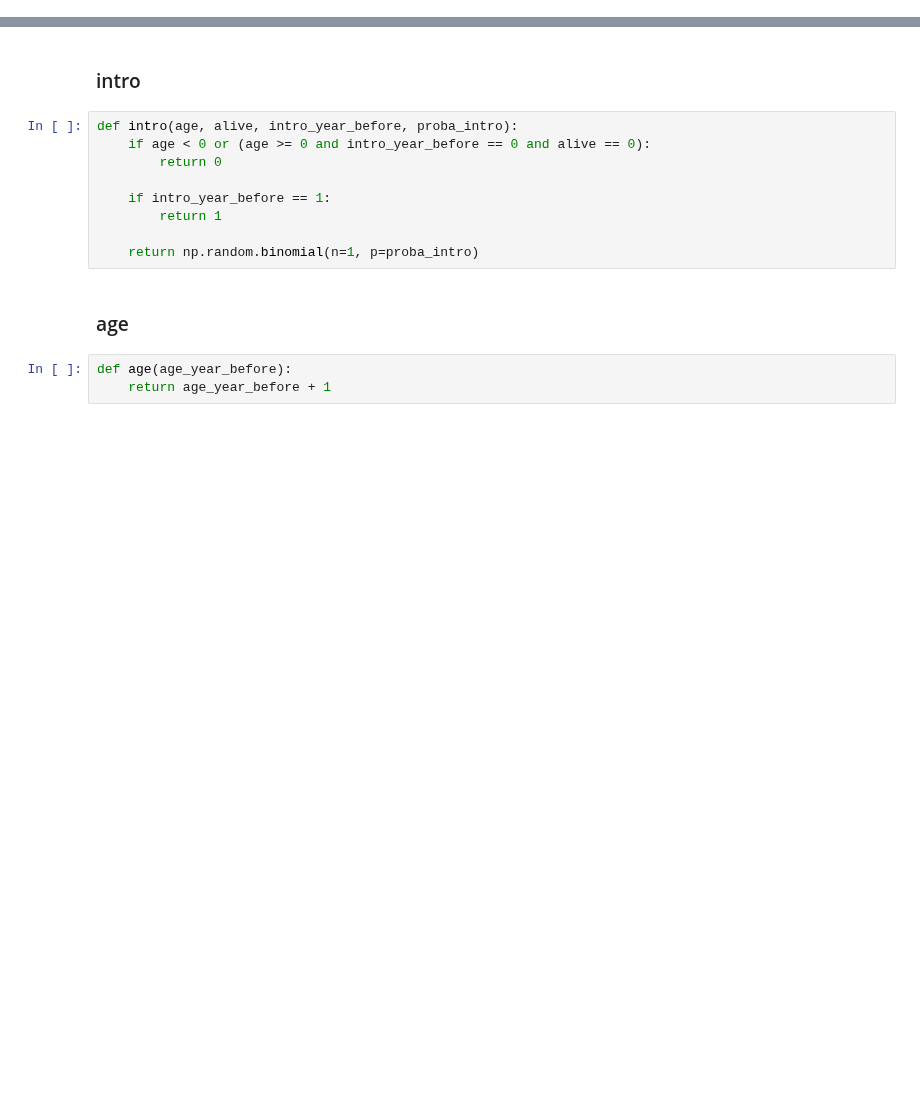
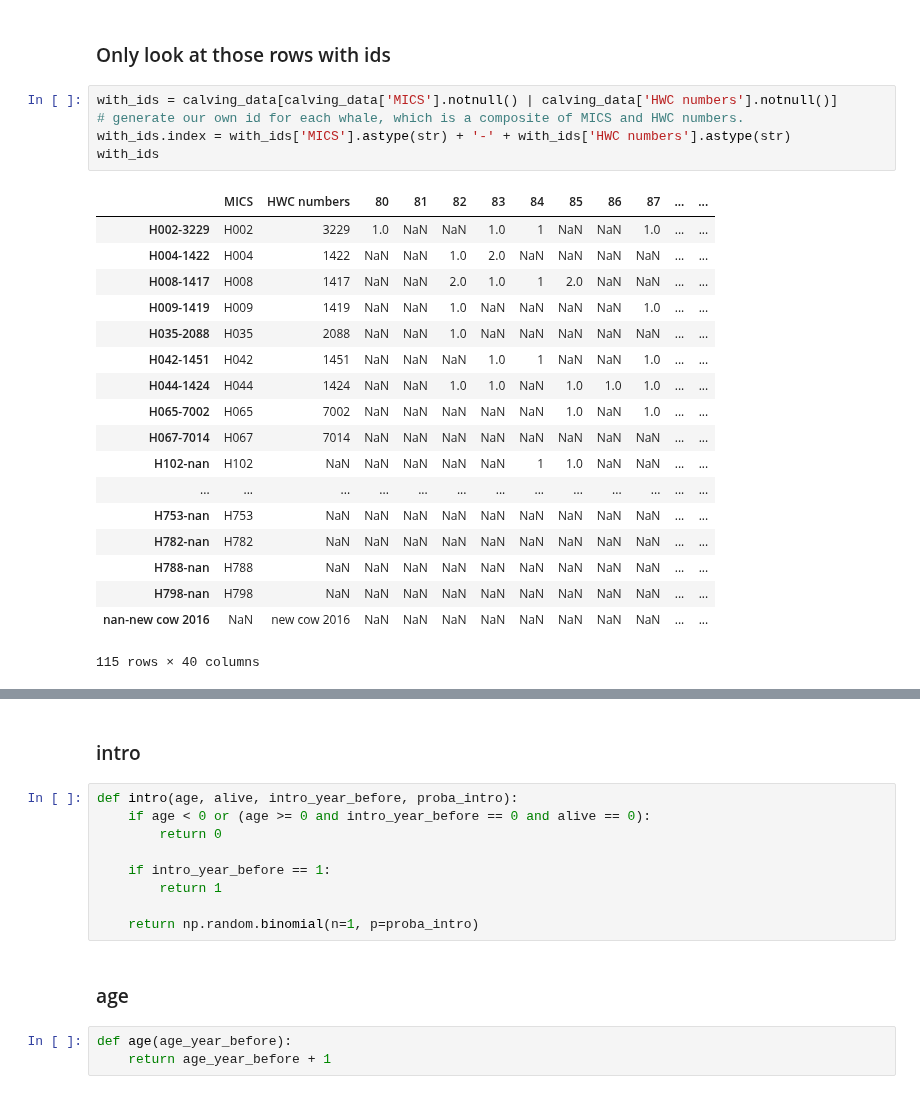
Before and after one commit to Edderic/mics-whales, a Jupyter notebook: mics-whales-pyabc.ipynb, the cells around one changed output, grey strips where cells are left out. Drawn from its saved outputs; the diff is of its cells as text; blank space fills up the shorter version.

```diff
--- a/mics-whales-pyabc.ipynb
+++ b/mics-whales-pyabc.ipynb
@@ -23,0 +46,26 @@ WARNING:theano.configdefaults:install mkl with `conda install mkl-service`: No m
+# %% [markdown]
+### Only look at those rows with ids
+# %%
+with_ids = calving_data[calving_data['MICS'].notnull() | calving_data['HWC numbers'].notnull()]
+# generate our own id for each whale, which is a composite of MICS and HWC numbers.
+with_ids.index = with_ids['MICS'].astype(str) + '-' + with_ids['HWC numbers'].astype(str)
+with_ids
+# %% [output]
+|  | MICS | HWC numbers | 80 | 81 | 82 | 83 | 84 | 85 | 86 | 87 | ... | ... |
+| H002-3229 | H002 | 3229 | 1.0 | NaN | NaN | 1.0 | 1 | NaN | NaN | 1.0 | ... | ... |
+| H004-1422 | H004 | 1422 | NaN | NaN | 1.0 | 2.0 | NaN | NaN | NaN | NaN | ... | ... |
+| H008-1417 | H008 | 1417 | NaN | NaN | 2.0 | 1.0 | 1 | 2.0 | NaN | NaN | ... | ... |
+| H009-1419 | H009 | 1419 | NaN | NaN | 1.0 | NaN | NaN | NaN | NaN | 1.0 | ... | ... |
+| H035-2088 | H035 | 2088 | NaN | NaN | 1.0 | NaN | NaN | NaN | NaN | NaN | ... | ... |
+| H042-1451 | H042 | 1451 | NaN | NaN | NaN | 1.0 | 1 | NaN | NaN | 1.0 | ... | ... |
+| H044-1424 | H044 | 1424 | NaN | NaN | 1.0 | 1.0 | NaN | 1.0 | 1.0 | 1.0 | ... | ... |
+| H065-7002 | H065 | 7002 | NaN | NaN | NaN | NaN | NaN | 1.0 | NaN | 1.0 | ... | ... |
+| H067-7014 | H067 | 7014 | NaN | NaN | NaN | NaN | NaN | NaN | NaN | NaN | ... | ... |
+| H102-nan | H102 | NaN | NaN | NaN | NaN | NaN | 1 | 1.0 | NaN | NaN | ... | ... |
+| ... | ... | ... | ... | ... | ... | ... | ... | ... | ... | ... | ... | ... |
+| H753-nan | H753 | NaN | NaN | NaN | NaN | NaN | NaN | NaN | NaN | NaN | ... | ... |
+| H782-nan | H782 | NaN | NaN | NaN | NaN | NaN | NaN | NaN | NaN | NaN | ... | ... |
+| H788-nan | H788 | NaN | NaN | NaN | NaN | NaN | NaN | NaN | NaN | NaN | ... | ... |
+| H798-nan | H798 | NaN | NaN | NaN | NaN | NaN | NaN | NaN | NaN | NaN | ... | ... |
+| nan-new cow 2016 | NaN | new cow 2016 | NaN | NaN | NaN | NaN | NaN | NaN | NaN | NaN | ... | ... |
+115 rows × 40 columns
```
Also changed, not shown: parts of 12 cells of this notebook.
